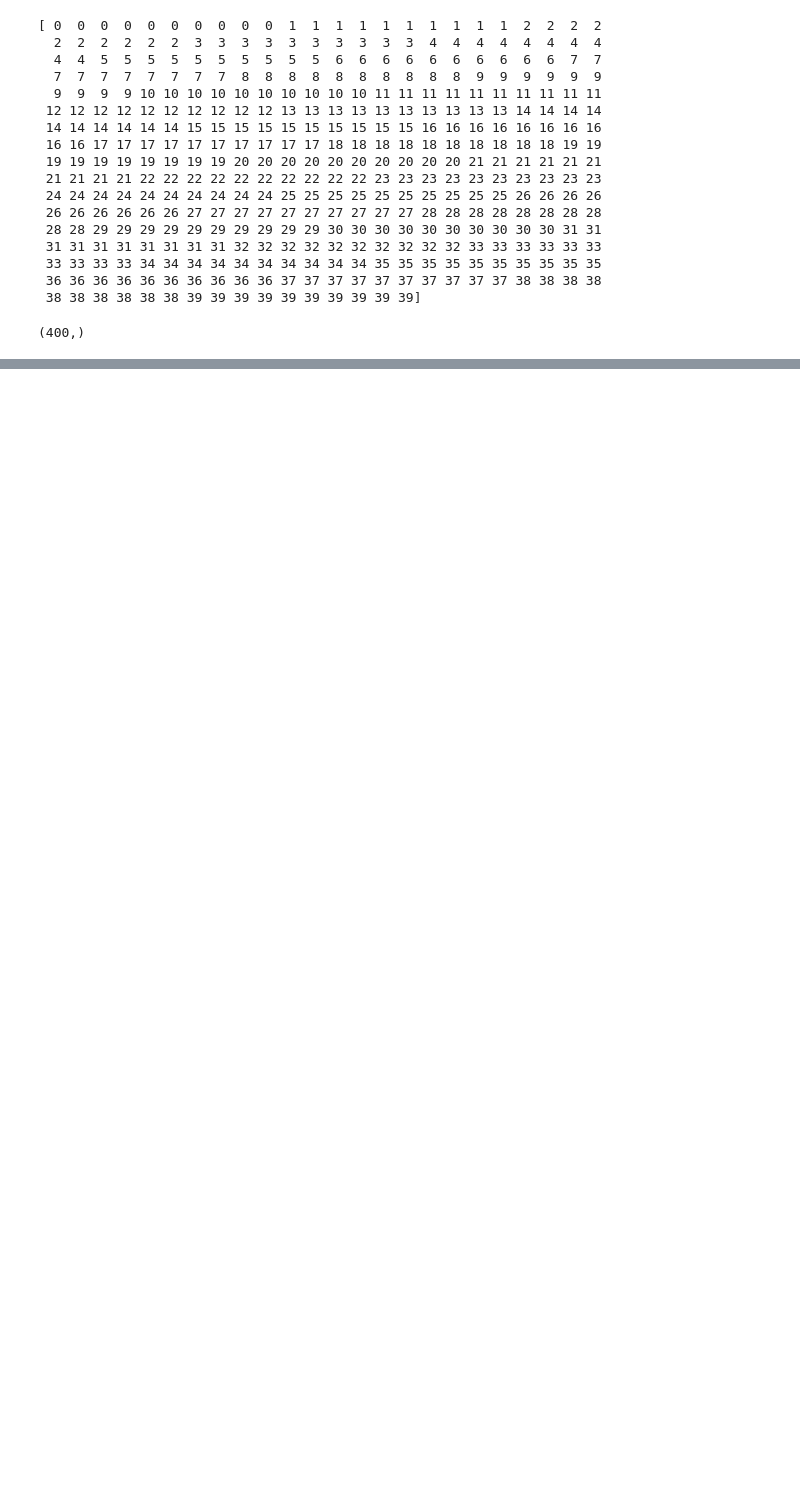
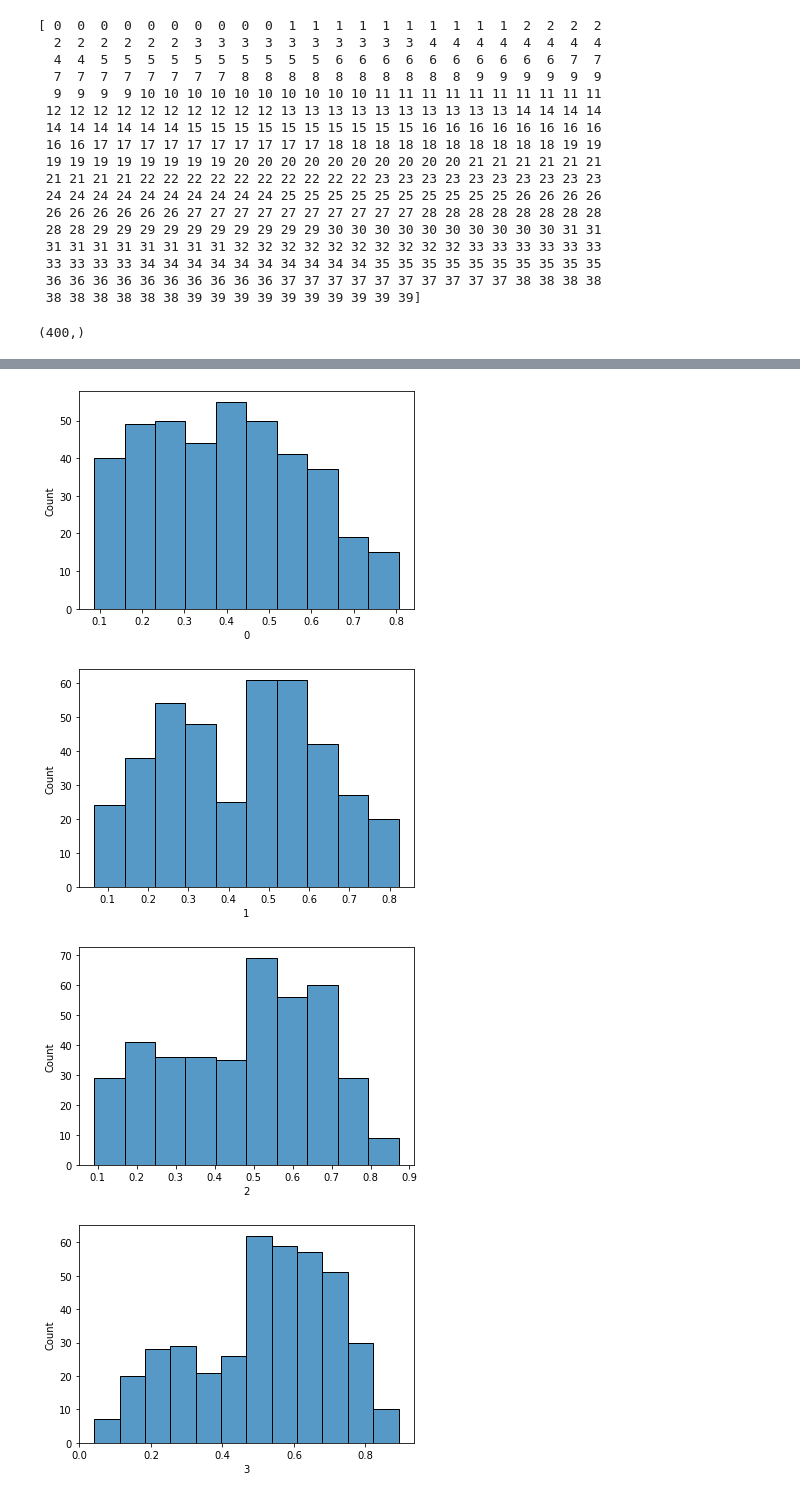
Before and after one commit to Okezzi/SVM-and-RF-on-MNIST-Dataset, a Jupyter notebook: code.ipynb, the cells around one changed output, grey strips where cells are left out. Cells and saved outputs as stored; diff of their text form; code cells hidden in the pictures; blank space fills up the shorter version.

Commit message:
Data preprocessing and model building

```diff
--- a/code.ipynb
+++ b/code.ipynb
@@ -82,0 +91,7 @@ faces.target.shape
+# %%
+# assign variables to target and data and put in a dataframe
+X = faces.data
+y = faces.target
+
+faces_df = pd.DataFrame(np.concatenate((X,y.reshape(400,1)),axis = 1))
+faces_df
@@ -82,0 +112,10 @@ faces.target.shape
+# %%
+# Plot the distribution of some of our features to see the effect of standardization
+for i in range(5):
+    sns.histplot(data=faces_df,x = faces_df[i])
+    plt.show()
+# %% [output]
+[figure, added]
+[figure, added]
+[figure, added]
+[figure, added]
```
Also changed, not shown: parts of 25 cells of this notebook.
